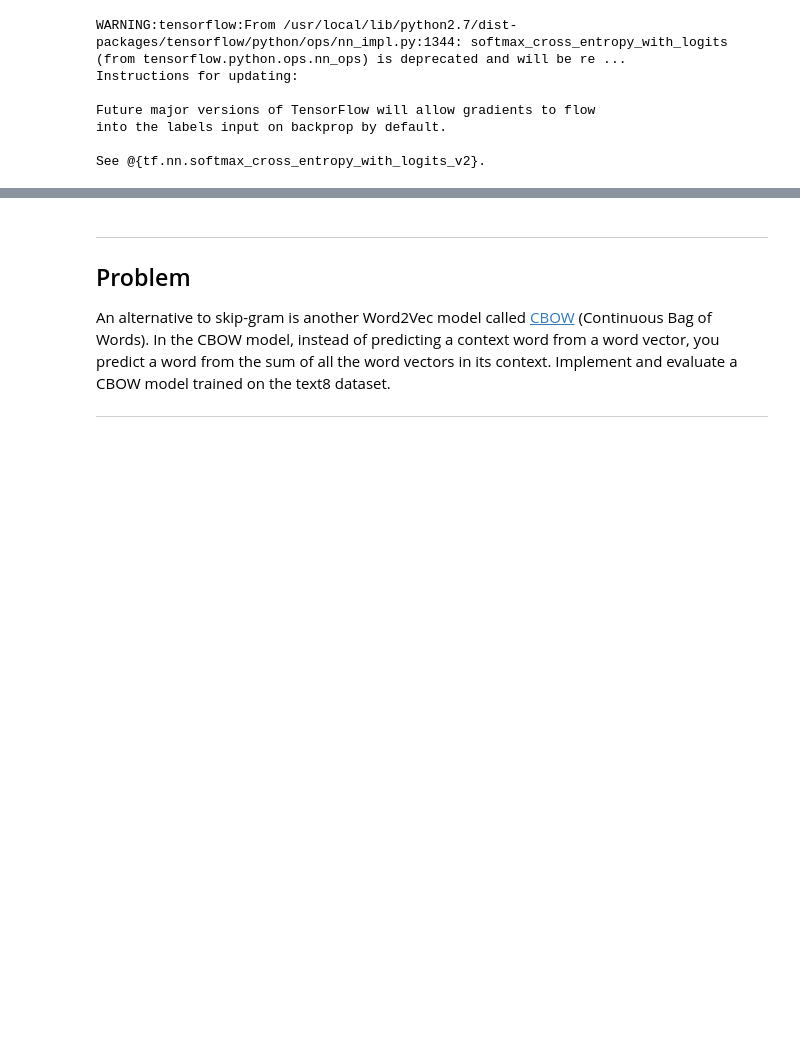
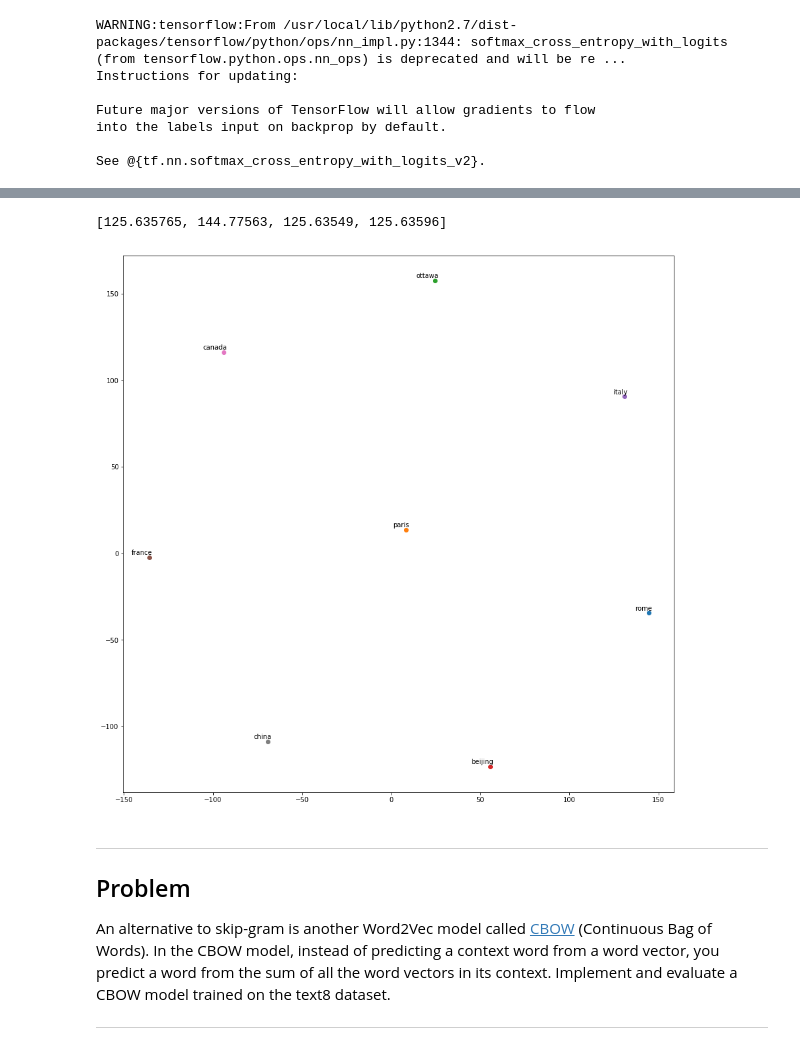
Before and after one commit to yro-sjtu/Deep-Learning-By-Google, a Jupyter notebook: 5_word2vec.ipynb, the cells around one changed output, grey strips where cells are left out. Cells and saved outputs as stored; diff of their text form; code cells hidden in the pictures; blank space fills up the shorter version.

```diff
--- a/5_word2vec.ipynb
+++ b/5_word2vec.ipynb
@@ -288,3 +282,18 @@ plot(two_d_embeddings, words)
+# %%
+capital = ["rome", "paris", "ottawa", "beijing"]
+country = ["italy", "france", "canada", "china"]
+count = len(capital)
+
+capital_country = capital + country
+capital_country_2d = tsne.fit_transform(final_embeddings[[dictionary[word] for word in capital_country], :])
+capital_2d = capital_country_2d[:count, :]
+country_2d = capital_country_2d[count:, :]
+
+print([np.linalg.norm(capital_2d[i] - country_2d[i]) for i in range(count)])
+plot(capital_country_2d, capital_country)
+# %% [output]
+[125.635765, 144.77563, 125.63549, 125.63596]
+[figure, added]
 # %% [markdown]
 ---
 
```
Also changed, not shown: parts of 11 cells of this notebook, 1 other file.
